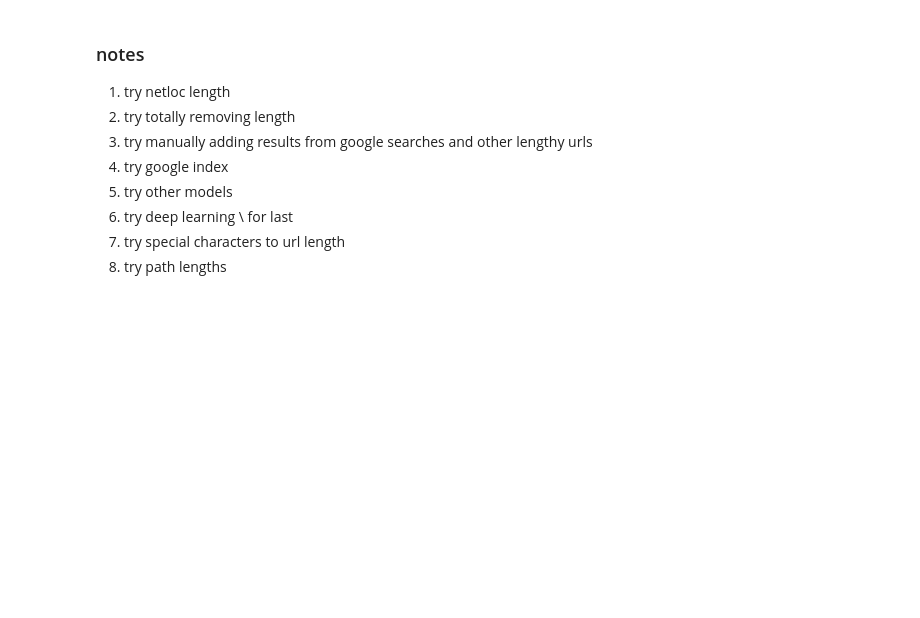
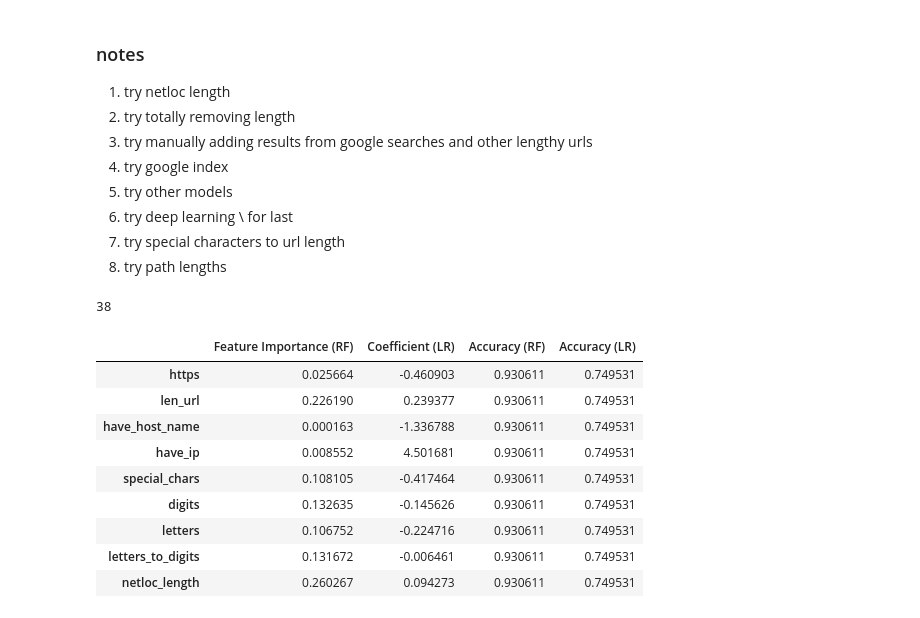
Before and after one commit to bataynehscave/Phishing_detector, a Jupyter notebook: experimenting.ipynb, the cells around one changed output. Drawn from its saved outputs; the diff is of its cells as text; code cells hidden in the pictures; blank space fills up the shorter version.

```diff
--- a/experimenting.ipynb
+++ b/experimenting.ipynb
@@ -265,0 +311,4 @@ ParseResult(scheme='https', netloc='home-onlineingservice-7c2773.ingress-c', pat
+# %%
+print(netloc_length('https://home-onlineingservice-7c2773.ingress-c/'))
+# %% [output]
+38
@@ -265,0 +317,13 @@ ParseResult(scheme='https', netloc='home-onlineingservice-7c2773.ingress-c', pat
+# %%
+evaluate_features(df, 'label', 1)
+# %% [output]
+|  | Feature Importance (RF) | Coefficient (LR) | Accuracy (RF) | Accuracy (LR) |
+| https | 0.025664 | -0.460903 | 0.930611 | 0.749531 |
+| len_url | 0.226190 | 0.239377 | 0.930611 | 0.749531 |
+| have_host_name | 0.000163 | -1.336788 | 0.930611 | 0.749531 |
+| have_ip | 0.008552 | 4.501681 | 0.930611 | 0.749531 |
+| special_chars | 0.108105 | -0.417464 | 0.930611 | 0.749531 |
+| digits | 0.132635 | -0.145626 | 0.930611 | 0.749531 |
+| letters | 0.106752 | -0.224716 | 0.930611 | 0.749531 |
+| letters_to_digits | 0.131672 | -0.006461 | 0.930611 | 0.749531 |
+| netloc_length | 0.260267 | 0.094273 | 0.930611 | 0.749531 |
```
Also changed, not shown: parts of 16 cells of this notebook.
